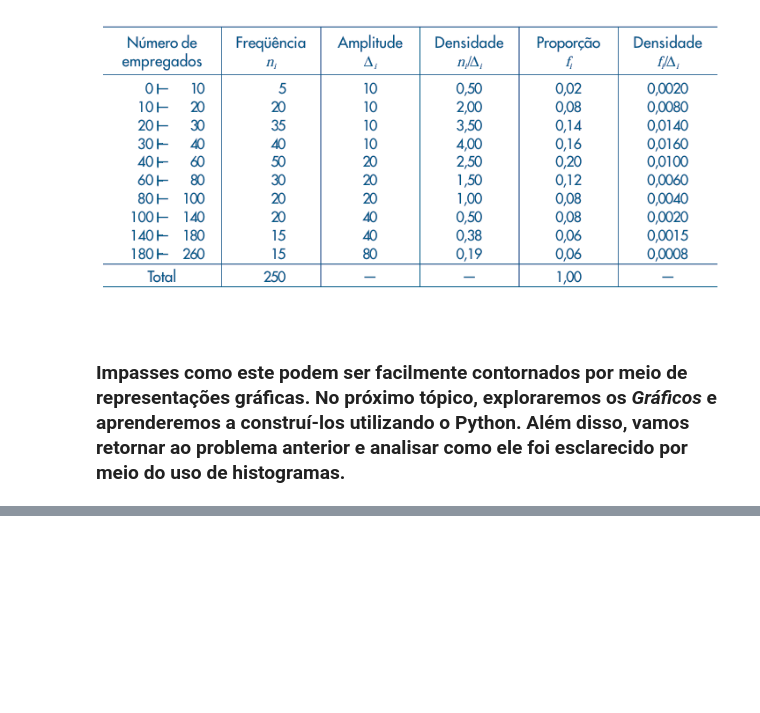
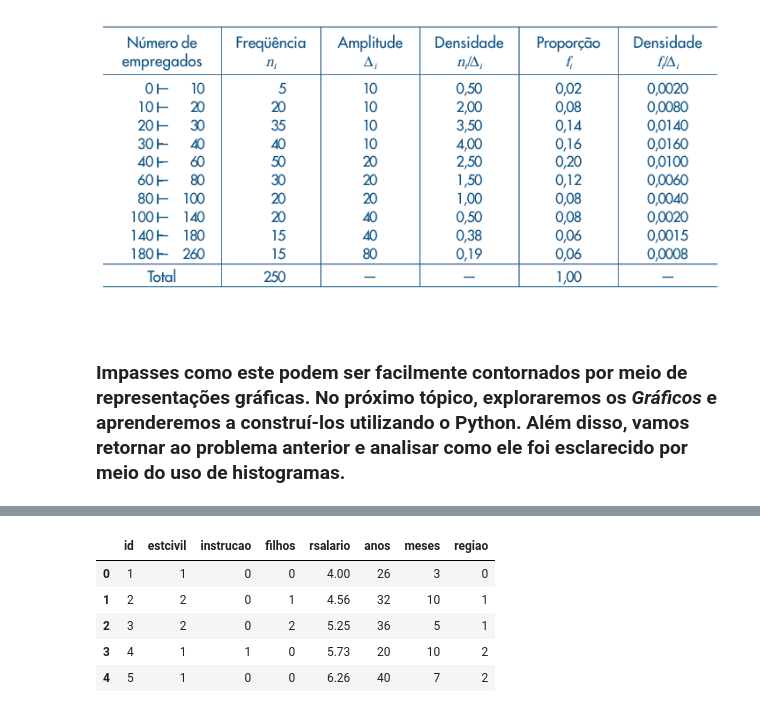
Before and after one commit to gcv-silva/Anotacoes-da-IC, a Jupyter notebook: análise_exploratoria_de_dados.ipynb, the cells around one changed output, grey strips where cells are left out. Cells and saved outputs as stored; diff of their text form; code cells hidden in the pictures; blank space fills up the shorter version.

```diff
--- a/análise_exploratoria_de_dados.ipynb
+++ b/análise_exploratoria_de_dados.ipynb
@@ -326,0 +450,9 @@ imagem("/content/densidade.png") # (MORETTIN; BUSSAB, p. 27)
+# %%
+df_exercicio.head() # Tudo pronto para começar os exemplos de gráficos
+# %% [output]
+|  | id | estcivil | instrucao | filhos | rsalario | anos | meses | regiao |
+| 0 | 1 | 1 | 0 | 0 | 4.00 | 26 | 3 | 0 |
+| 1 | 2 | 2 | 0 | 1 | 4.56 | 32 | 10 | 1 |
+| 2 | 3 | 2 | 0 | 2 | 5.25 | 36 | 5 | 1 |
+| 3 | 4 | 1 | 1 | 0 | 5.73 | 20 | 10 | 2 |
+| 4 | 5 | 1 | 0 | 0 | 6.26 | 40 | 7 | 2 |
```
Also changed, not shown: parts of 19 cells of this notebook.
